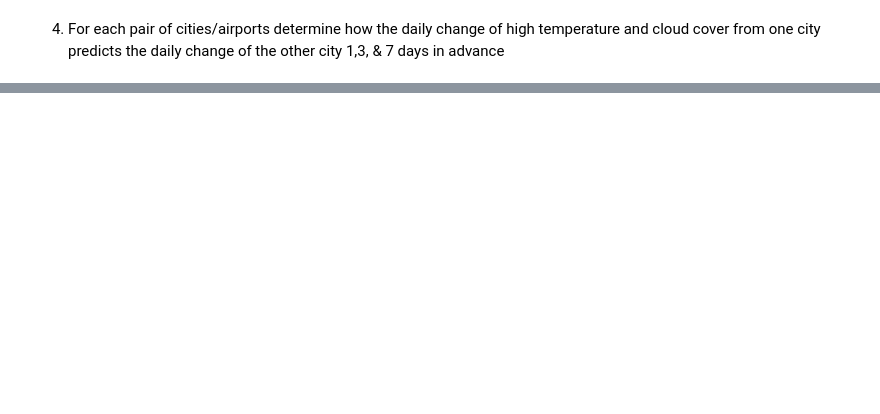
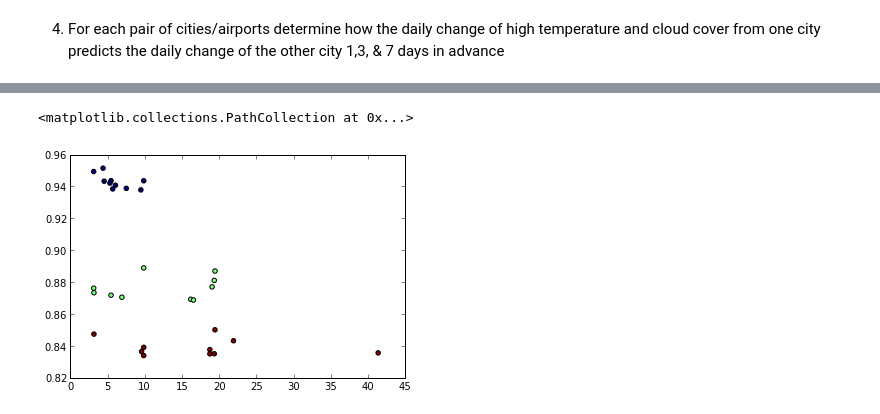
Before and after one commit to smwahl/ay250_swahl, a Jupyter notebook: hw_06/hw_06_analyzeDB.ipynb, the cells around one changed output, grey strips where cells are left out. Drawn from its saved outputs; the diff is of its cells as text; code cells hidden in the pictures; blank space fills up the shorter version.

```diff
--- a/hw_06/hw_06_analyzeDB.ipynb
+++ b/hw_06/hw_06_analyzeDB.ipynb
@@ -117,0 +297,8 @@ session.query(
+# %%
+# temperature correlation versus separation in longitude
+plt.close('all')
+plt.figure(2)
+plt.scatter(dlong,vals,c=dlong_colors)
+# %% [output]
+<matplotlib.collections.PathCollection at 0x...>
+[figure, added]
```
Also changed, not shown: parts of 23 cells of this notebook, 2 other files.
